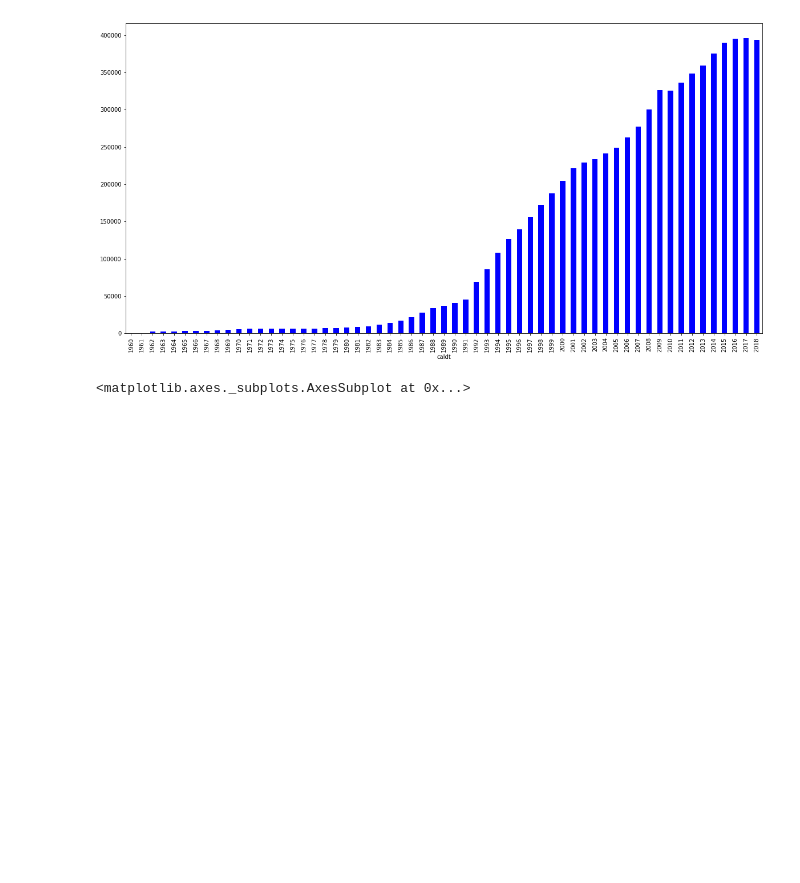
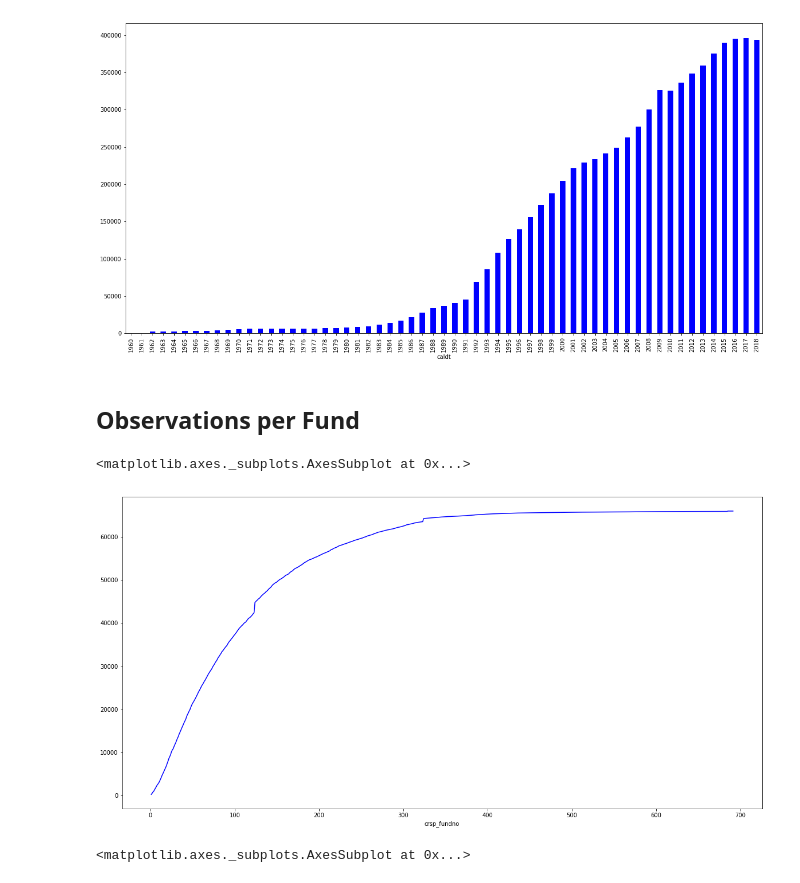
Before and after one commit to Amglex/Mutual-Funds, a Jupyter notebook: jupyter/0402 - Analysis of return_data.ipynb, the cells around one changed output. Saved outputs shown, nothing was run; the diff lists cells and outputs as text; code cells hidden in the pictures; blank space fills up the shorter version.

Commit message:
Worked mainly on analysis of return data

```diff
--- a/jupyter/0402 - Analysis of return_data.ipynb
+++ b/jupyter/0402 - Analysis of return_data.ipynb
@@ -8,4 +8,4 @@ import pandas as pd
 import matplotlib.pyplot as plt
 # %%
 path = '../data/monthly_returns.feather'
-info_df = feather.read_dataframe(path)
+returns_a = feather.read_dataframe(path)
@@ -20,0 +15,3 @@ info_df.sample(5)
+# %%
+returns = returns_a.iloc[:,:]
+returns.shape
@@ -36,4 +41,24 @@ info_df.sample(5)
 # %% [output]
 <matplotlib.axes._subplots.AxesSubplot at 0x...>
 [figure]
+# %% [markdown]
+## Observations per Fund
+# %%
+# Analysis of selected funds
+
+## Distribution by date(returns['report_dt']
+a = (returns['crsp_fundno']
+    .groupby([
+         returns['crsp_fundno']
+     ])
+    .count()
+)
+a = a.groupby(a).count().cumsum().T
+# %%
+a.plot(kind='line',
+       color = 'b',
+       figsize=(20,10))
+# %% [output]
+<matplotlib.axes._subplots.AxesSubplot at 0x...>
+[figure, added]
 # %%
```
Also changed, not shown: parts of 26 cells of this notebook, 2 other files.
